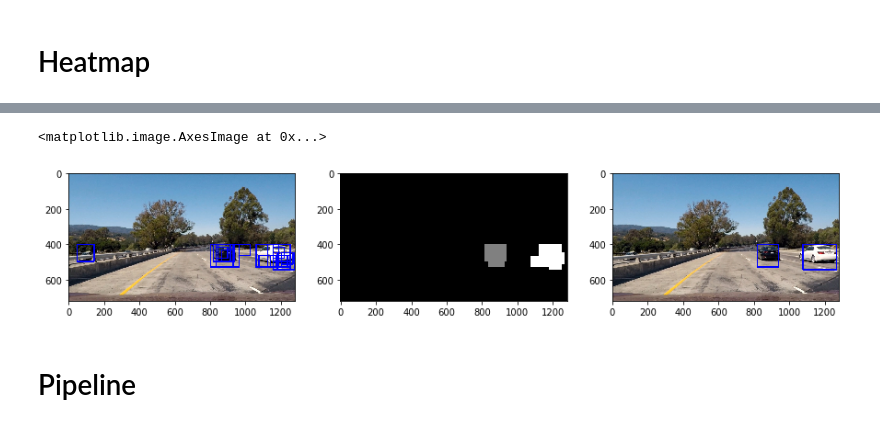
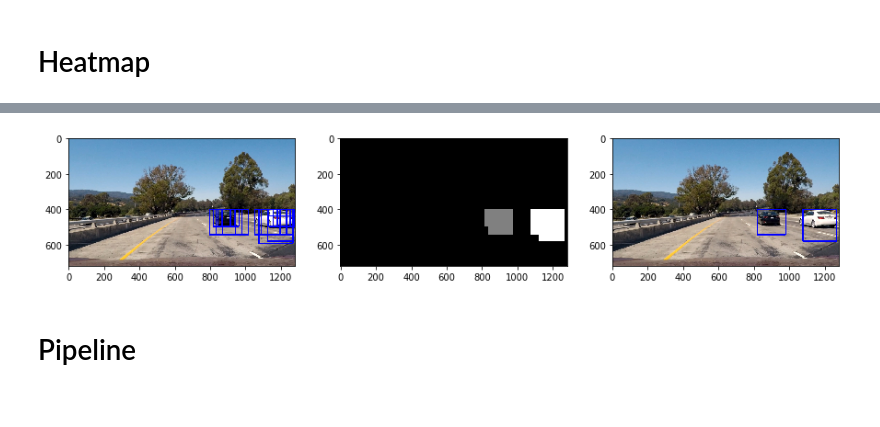
Before and after one commit to jinscript/CarND-Vehicle-Detection, a Jupyter notebook: vehicle_detection_and_tracking.ipynb, the cells around one changed output, grey strips where cells are left out. Drawn from its saved outputs; the diff is of its cells as text; code cells hidden in the pictures.

```diff
--- a/vehicle_detection_and_tracking.ipynb
+++ b/vehicle_detection_and_tracking.ipynb
@@ -98,13 +96,16 @@ cell_per_block = 2
 
 def extract_features(img):
 
-    HLS = cv2.cvtColor(img, cv2.COLOR_RGB2HLS)
-    YUV = cv2.cvtColor(img, cv2.COLOR_RGB2YUV)
+    YCrCb = cv2.cvtColor(img, cv2.COLOR_RGB2YCrCb)
 
-    S_hog_features = get_hog_features(HLS[:,:,2], orient, pix_per_cell, cell_per_block)
-    Y_hog_features = get_hog_features(YUV[:,:,0], orient, pix_per_cell, cell_per_block)
+    hog1 = get_hog_features(YCrCb[:,:,0], orient, pix_per_cell, cell_per_block)
+    hog2 = get_hog_features(YCrCb[:,:,1], orient, pix_per_cell, cell_per_block)
+    hog3 = get_hog_features(YCrCb[:,:,2], orient, pix_per_cell, cell_per_block)
 
-    return np.concatenate((S_hog_features, Y_hog_features))
+    spatial_features = bin_spatial(YCrCb)
+    hist_features = color_hist(YCrCb)
+
+    return np.concatenate((hog1, hog2, hog3))
 # %% [markdown]
 # Support Vector Classifier
 # %%
@@ -122,28 +123,30 @@ X, y = [], []
 
 vehicles, non_vehicles = [], []
 vehicles.extend(glob.glob('vehicles/KITTI_extracted/*.png'))
-vehicles.extend(glob.glob('vehicles/Video/*.png'))
+vehicles.extend(glob.glob('samples/positive/*.png'))
 non_vehicles.extend(glob.glob('non-vehicles/Extras/*.png'))
-non_vehicles.extend(glob.glob('non-vehicles/Video/*.png'))
 
 for f in vehicles:
     im = mpimg.imread(f)
     if im.shape != (64, 64):
-        im = cv2.resize(im, (64, 64), interpolation = cv2.INTER_LINEAR)
+        im = cv2.resize(im, (64, 64))
     X.append(extract_features(im))
     y.append(1)
+del vehicles
 
 for f in non_vehicles:
     im = mpimg.imread(f)
     if im.shape != (64, 64):
-        im = cv2.resize(im, (64, 64), interpolation = cv2.INTER_LINEAR)
+        im = cv2.resize(im, (64, 64))
     X.append(extract_features(im))
     y.append(0)
+del non_vehicles
 
 X = np.array(X).astype(np.float64)
 
 # Fit a per-column scaler
 X_scaler = StandardScaler().fit(X)
+
 # Apply the scaler to X
 X = X_scaler.transform(X)
 y = np.array(y)
@@ -234,9 +235,9 @@ def slide_window(img, x_start_stop=[None, None], y_start_stop=[None, None],
 
 def get_windows(image):
     windows = []
-    windows.extend(slide_window(image, y_start_stop=[400, 600], xy_window=(64, 64)))
-    windows.extend(slide_window(image, y_start_stop=[400, 600], xy_window=(96, 96)))
-    windows.extend(slide_window(image, y_start_stop=[400, 600], xy_window=(128, 128)))
+    windows.extend(slide_window(image, x_start_stop=[600, None], y_start_stop=[400, 500], xy_window=(96, 96)))
+    windows.extend(slide_window(image, x_start_stop=[400, None], y_start_stop=[400, 680], xy_window=(144, 144)))
+    windows.extend(slide_window(image, x_start_stop=[400, None], y_start_stop=[400, 700], xy_window=(192, 192)))
     return windows
 
 image = mpimg.imread('test_images/test1.jpg')
@@ -244,6 +245,7 @@ image = mpimg.imread('test_images/test1.jpg')
 imcopy = np.copy(image)
 for w in get_windows(image):
     cv2.rectangle(imcopy, w[0], w[1], (0, 0, 255), 6)
+
 plt.imshow(imcopy)
 # %% [output]
 <matplotlib.image.AxesImage at 0x...>
@@ -253,6 +255,8 @@ plt.imshow(imcopy)
 # %%
 %matplotlib inline
 from scipy.ndimage.measurements import label
+
+decision_threshold = -2.0
 
 def add_heat(heatmap, bbox_list):
     # Iterate through list of bboxes
@@ -286,9 +290,10 @@ def get_raw_bboxes(image):
     for w in get_windows(image):
         roi = cv2.resize(image[w[0][1]:w[1][1], w[0][0]:w[1][0]], (64, 64))
         features = extract_features(roi)
-        scores = svc.predict(X_scaler.transform(np.array([features]).astype(np.float64)))
-        if scores[0] > 0.5:
+        scores = svc.decision_function(X_scaler.transform(np.array([features]).astype(np.float64)))
+        if scores[0] > decision_threshold:
             bboxes.append(w)
+
     return bboxes
 
 def get_final_bboxes(labels):
@@ -325,5 +329,4 @@ WARNING:py.warnings:/root/miniconda3/envs/carnd-term1/lib/python3.5/site-package
-<matplotlib.image.AxesImage at 0x...>
-[figure, old version]
+[figure, new version]
 # %% [markdown]
 # Pipeline
 # %%
```
Also changed, not shown: parts of 7 cells of this notebook, 6 other files.
